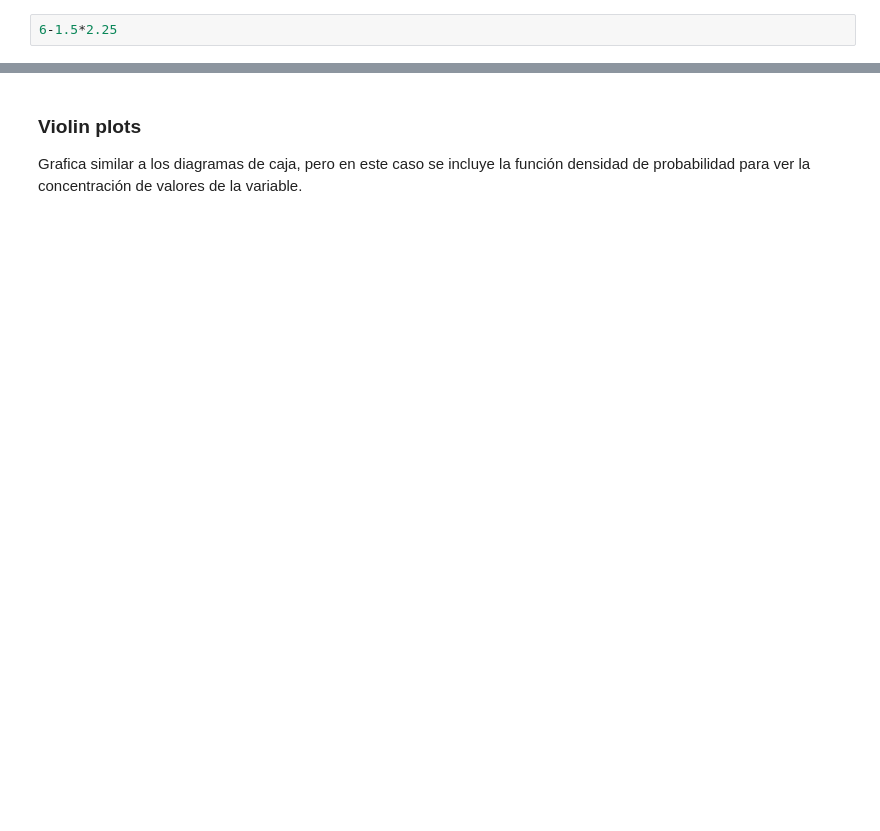
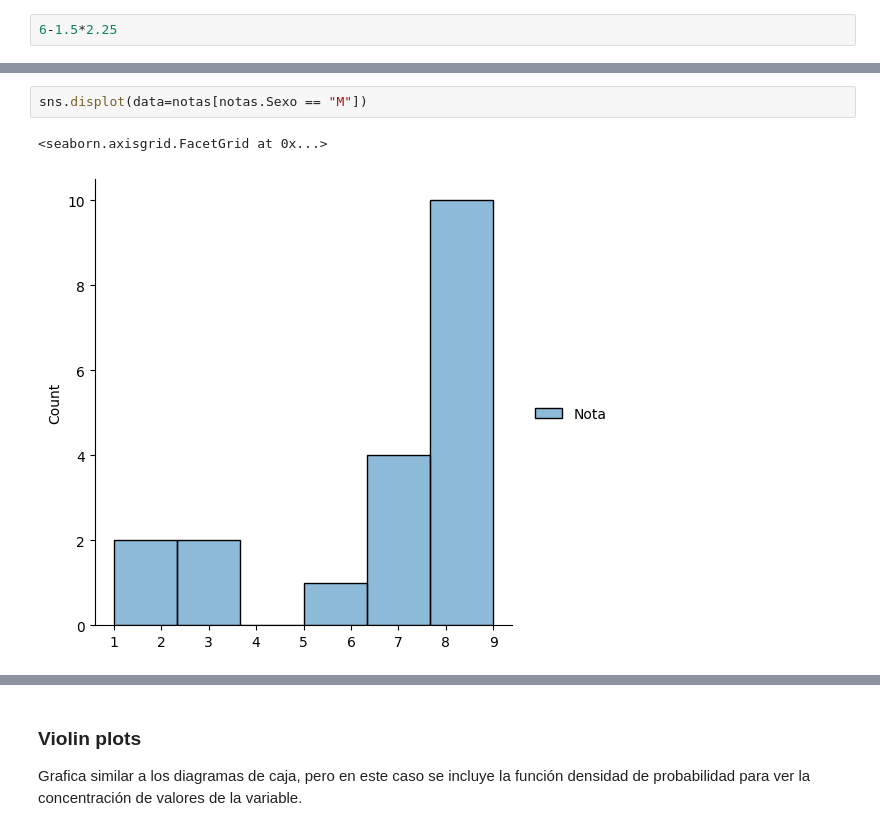
Before and after one commit to fercardiaz-tbs/DSPT_TBS_SVL_0923, a Jupyter notebook: 2-Data Analytics/2-Matematicas_DS/1-Estadística_descriptiva.ipynb, the cells around one changed output, grey strips where cells are left out. Drawn from its saved outputs; the diff is of its cells as text; blank space fills up the shorter version.

```diff
--- a/2-Data Analytics/2-Matematicas_DS/1-Estadística_descriptiva.ipynb
+++ b/2-Data Analytics/2-Matematicas_DS/1-Estadística_descriptiva.ipynb
@@ -254,2 +374,7 @@ Se define el **IQR** como el rango intercuartílico, calculado como la diferenci
+# %%
+sns.displot(data=notas[notas.Sexo == "M"])
+# %% [output]
+<seaborn.axisgrid.FacetGrid at 0x...>
+[figure, added]
 # %%
 notas[notas['Sexo']=='H'].sort_values(['Nota'], ascending = False)
```
Also changed, not shown: parts of 62 cells of this notebook, 1 other file.
